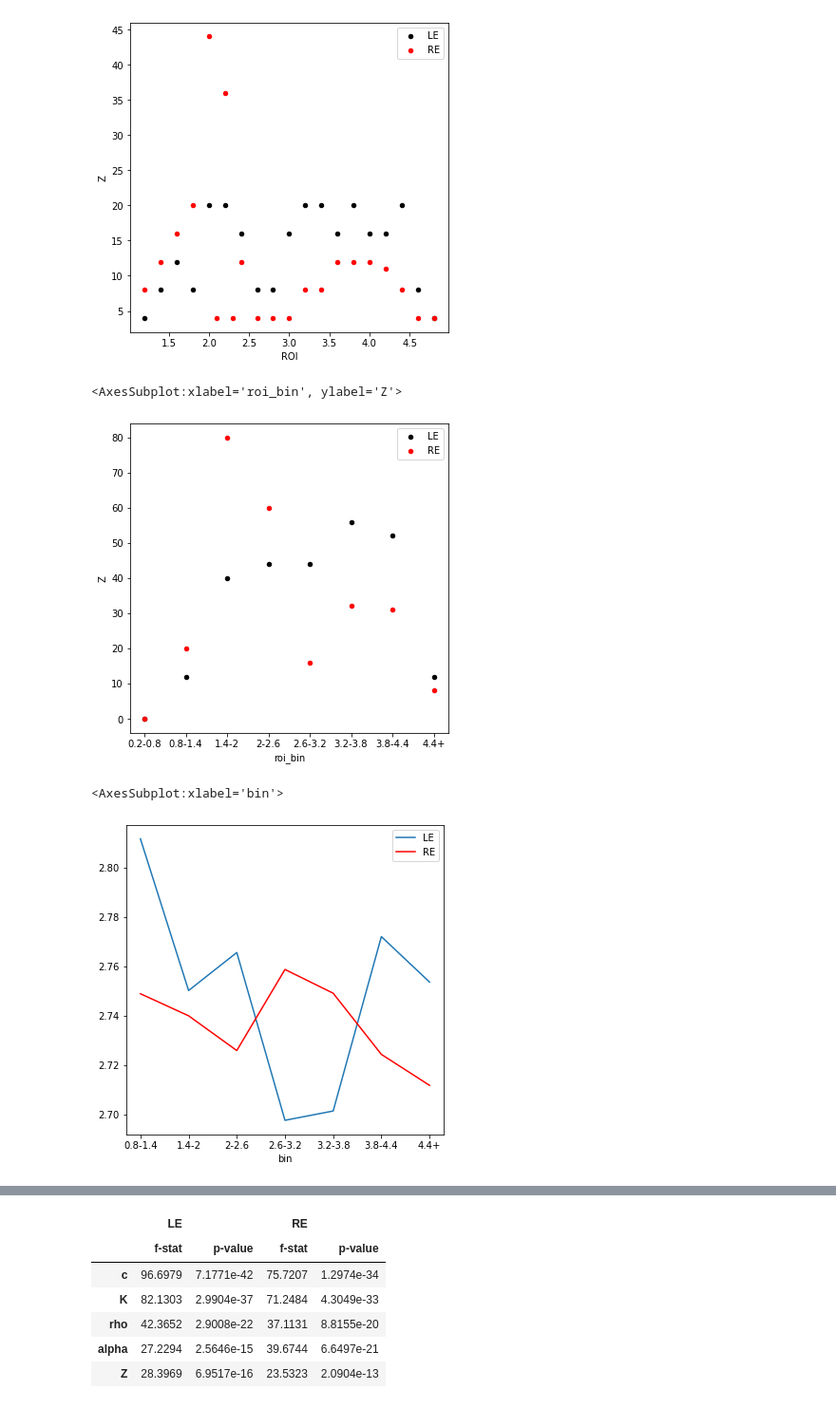
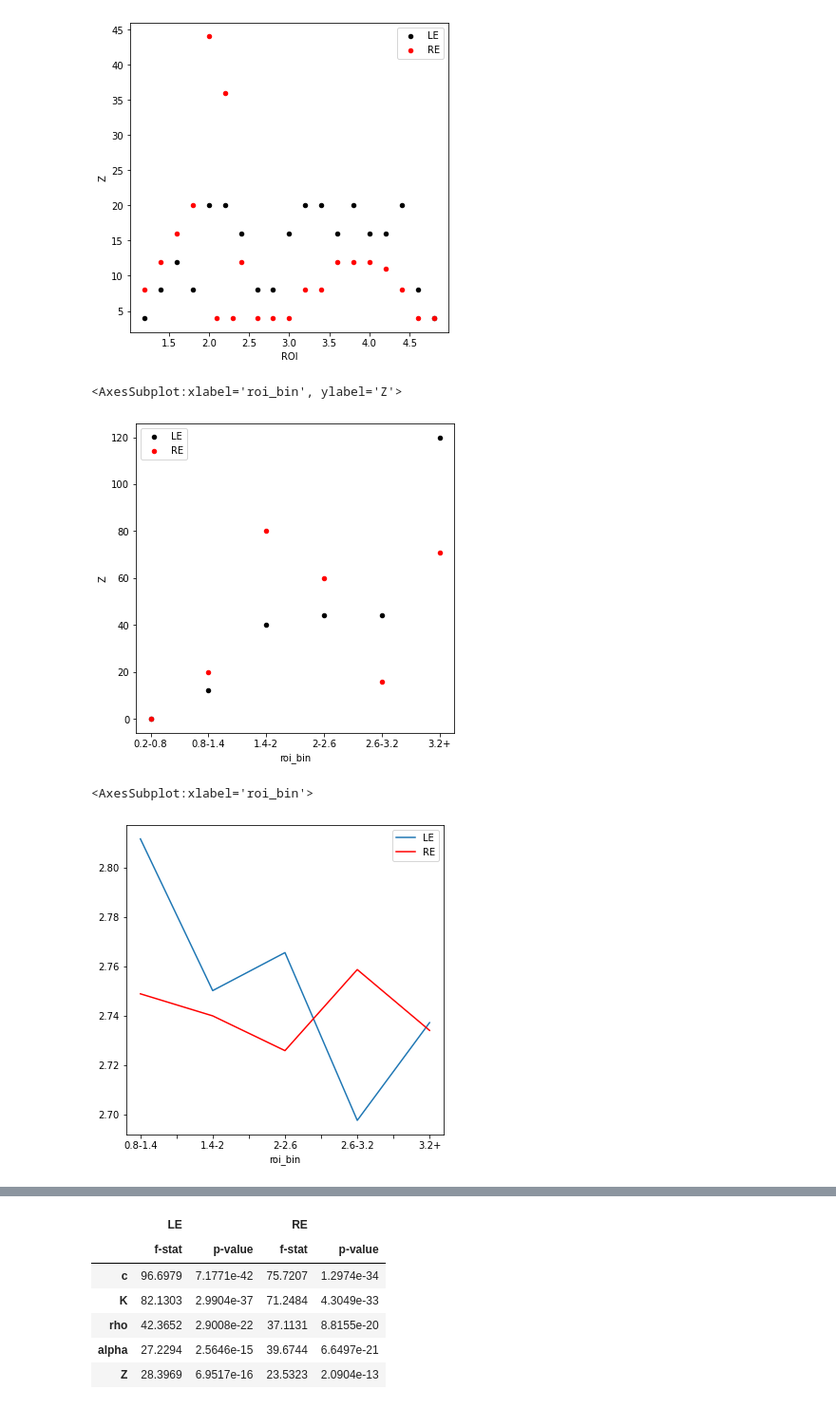
Before and after one commit to cameronhoerig/Riverside, a Jupyter notebook: SAM_Layering/QAM_Only_Hoang_Spreadsheet/QAM_Results_All_Eyes.ipynb, the cells around one changed output, grey strips where cells are left out. Shown at 95% size. Cells and saved outputs as stored; diff of their text form; code cells hidden in the pictures.

```diff
--- a/SAM_Layering/QAM_Only_Hoang_Spreadsheet/QAM_Results_All_Eyes.ipynb
+++ b/SAM_Layering/QAM_Only_Hoang_Spreadsheet/QAM_Results_All_Eyes.ipynb
@@ -7,6 +7,8 @@ import scipy.stats as stats
 import scipy
 from sklearn.metrics import r2_score
 from sklearn.linear_model import LinearRegression
+from IPython.display import display
+import matplotlib.colors as mcolors
 
 %matplotlib inline
 
@@ -25,7 +27,8 @@ in_data.drop('absref',inplace=True,axis=1) # No need for the absolute refractive
 in_data = in_data[in_data['ROI'] >= 0.2]
 
 # Add a column to bin the ROIs
-in_data['roi_bin'] = pd.cut(in_data['ROI'],[0.2,0.8, 1.4, 2, 2.6, 3.2, 3.8, 4.4, 10],labels=['0.2-0.8','0.8-1.4','1.4-2','2-2.6','2.6-3.2','3.2-3.8','3.8-4.4','4.4+'])
+#in_data['roi_bin'] = pd.cut(in_data['ROI'],[0.2,0.8, 1.4, 2, 2.6, 3.2, 3.8, 4.4, 10],labels=['0.2-0.8','0.8-1.4','1.4-2','2-2.6','2.6-3.2','3.2-3.8','3.8-4.4','4.4+'])
+in_data['roi_bin'] = pd.cut(in_data['ROI'],[0.2,0.8, 1.4, 2, 2.6, 3.2, 10],labels=['0.2-0.8','0.8-1.4','1.4-2','2-2.6','2.6-3.2','3.2+'])
 
 in_data.head()
 # %% [output]
@@ -86,13 +89,13 @@ le_count.plot.scatter(x='roi_bin',y='Z',color='black',label='LE',ax=this_ax)
 re_count.plot.scatter(x='roi_bin',y='Z',color='red',label='RE',ax=this_ax)
 # %% [output]
 <AxesSubplot:xlabel='roi_bin', ylabel='Z'>
-[figure, old version]
+[figure, new version]
 # %%
 this_plt, ax = plt.subplots(figsize=(6,6))
-le_data.groupby('bin').mean().plot.line(y='K',ax=ax,label='LE')
-re_data.groupby('bin').mean().plot.line(y='K',ax=ax,color='red',label='RE')
+le_data.groupby('roi_bin').mean().plot.line(y='K',ax=ax,label='LE')
+re_data.groupby('roi_bin').mean().plot.line(y='K',ax=ax,color='red',label='RE')
 # %% [output]
-<AxesSubplot:xlabel='bin'>
+<AxesSubplot:xlabel='roi_bin'>
-[figure, old version]
+[figure, new version]
 # %%
 this_plt, ax = plt.subplots(figsize=(6,6))
```
Also changed, not shown: parts of 16 cells of this notebook.
